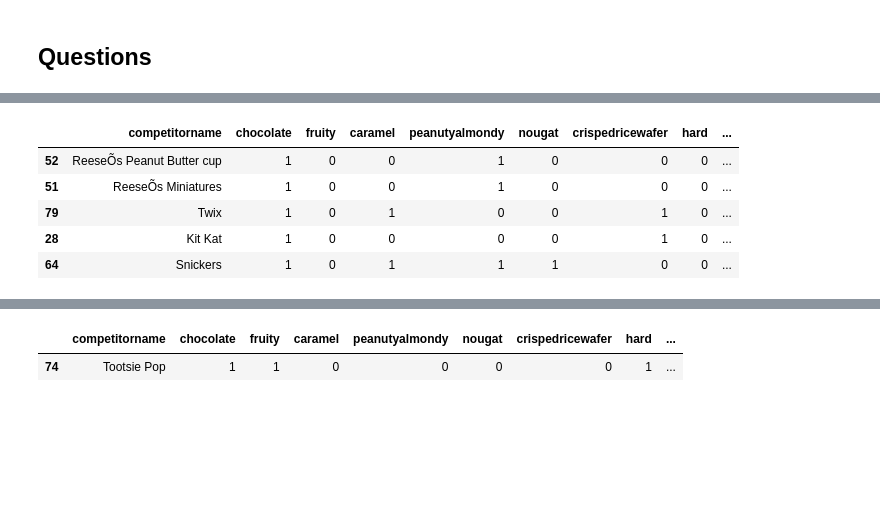
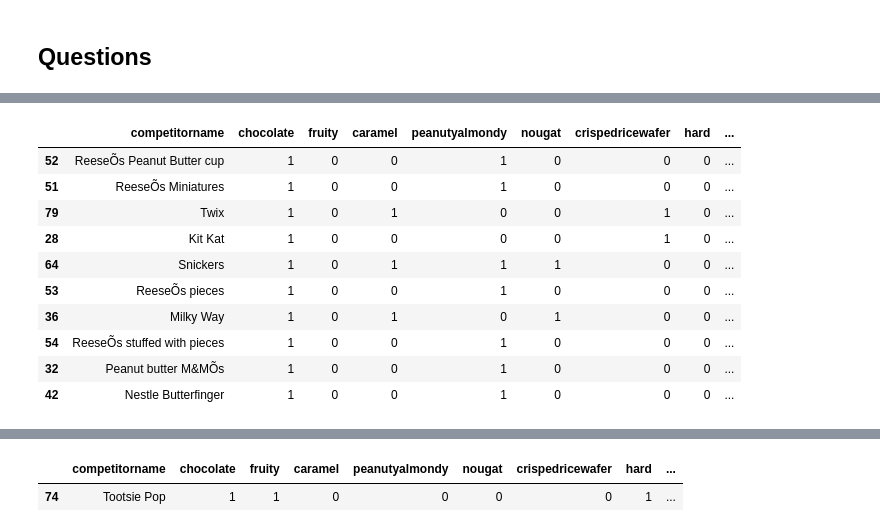
Before and after one commit to lhotaane/Case_study_Lidl, a Jupyter notebook: candy.ipynb, the cells around one changed output, grey strips where cells are left out. Cells and saved outputs as stored; diff of their text form; code cells hidden in the pictures; blank space fills up the shorter version.

```diff
--- a/candy.ipynb
+++ b/candy.ipynb
@@ -193,10 +203,15 @@ plt.show()
 # %%
-#how does the TOP5 look?
-df.sort_values(by='winpercent', ascending=False).head(5)
+s1 = df.sort_values(by='winpercent', ascending=False).head(10)
+s1
 # %% [output]
 |  | competitorname | chocolate | fruity | caramel | peanutyalmondy | nougat | crispedricewafer | hard | ... |
 | 52 | ReeseÕs Peanut Butter cup | 1 | 0 | 0 | 1 | 0 | 0 | 0 | ... |
 | 51 | ReeseÕs Miniatures | 1 | 0 | 0 | 1 | 0 | 0 | 0 | ... |
 | 79 | Twix | 1 | 0 | 1 | 0 | 0 | 1 | 0 | ... |
 | 28 | Kit Kat | 1 | 0 | 0 | 0 | 0 | 1 | 0 | ... |
 | 64 | Snickers | 1 | 0 | 1 | 1 | 1 | 0 | 0 | ... |
+| 53 | ReeseÕs pieces | 1 | 0 | 0 | 1 | 0 | 0 | 0 | ... |
+| 36 | Milky Way | 1 | 0 | 1 | 0 | 1 | 0 | 0 | ... |
+| 54 | ReeseÕs stuffed with pieces | 1 | 0 | 0 | 1 | 0 | 0 | 0 | ... |
+| 32 | Peanut butter M&MÕs | 1 | 0 | 0 | 1 | 0 | 0 | 0 | ... |
+| 42 | Nestle Butterfinger | 1 | 0 | 0 | 1 | 0 | 0 | 0 | ... |
```
Also changed, not shown: parts of 15 cells of this notebook, 1 other file.
